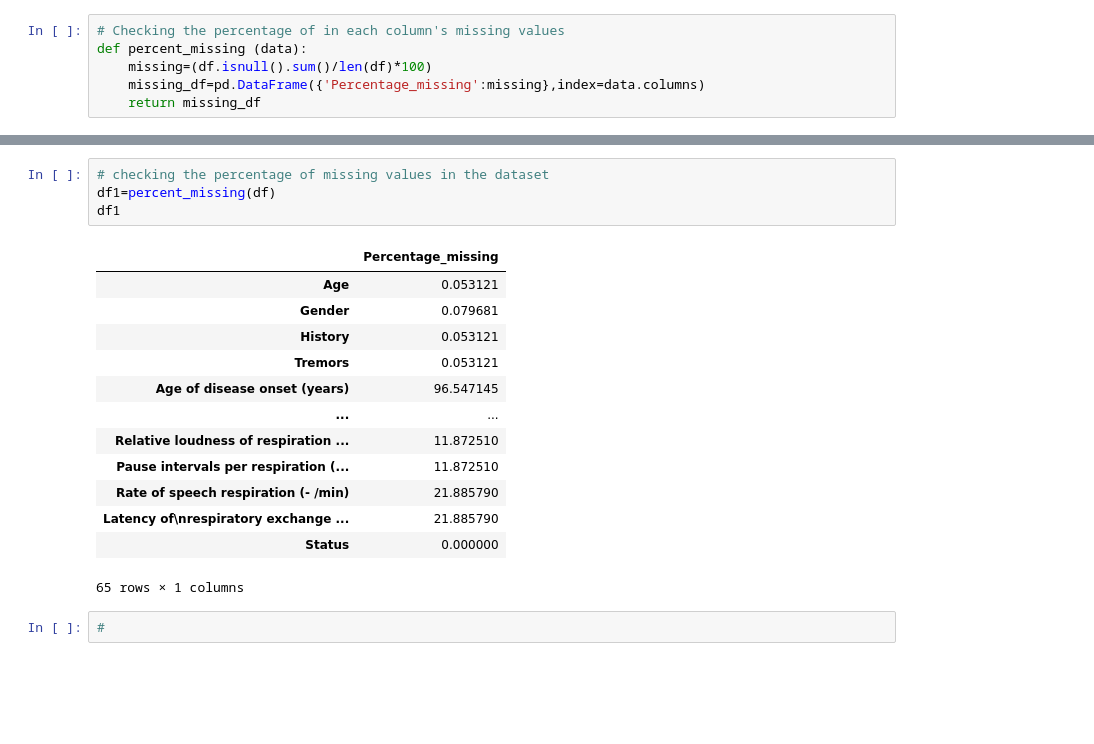
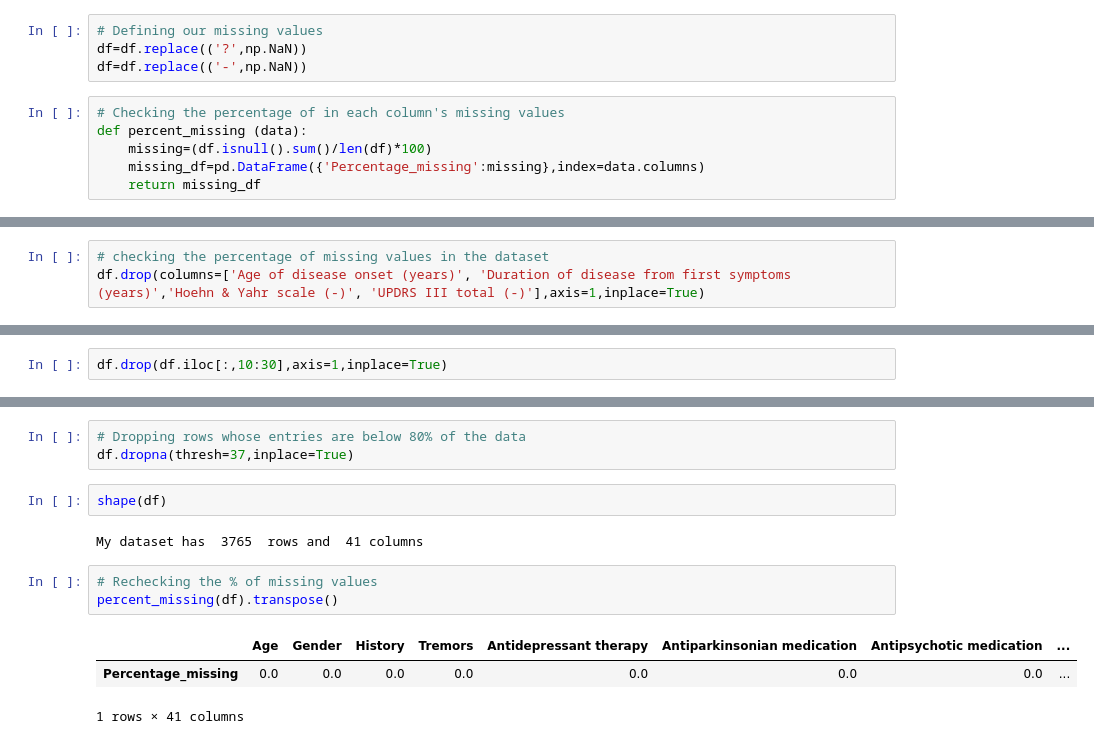
Before and after one commit to CHRISTINEMUTHEE/Perkinson-s_Disease_Diagnosis, a Jupyter notebook: Data Cleaning and EDA.ipynb, the cells around one changed output, grey strips where cells are left out. Cells and saved outputs as stored; diff of their text form; blank space fills up the shorter version.

```diff
--- a/Data Cleaning and EDA.ipynb
+++ b/Data Cleaning and EDA.ipynb
@@ -103,3 +115,7 @@ My dataset has  3765  rows and  65 columns
+# %%
+# Defining our missing values
+df=df.replace(('?',np.NaN))
+df=df.replace(('-',np.NaN))
 # %%
 # Checking the percentage of in each column's missing values
 def percent_missing (data):
@@ -108,0 +141,3 @@ def percent_missing (data):
+# %%
+# checking the percentage of missing values in the dataset
+df.drop(columns=['Age of disease onset (years)', 'Duration of disease from first symptoms (years)','Hoehn & Yahr scale (-)', 'UPDRS III total (-)'],axis=1,inplace=True)
@@ -108,0 +150,2 @@ def percent_missing (data):
+# %%
+df.drop(df.iloc[:,10:30],axis=1,inplace=True)
@@ -109,20 +159,14 @@ def percent_missing (data):
+# %%
+# Dropping rows whose entries are below 80% of the data
+df.dropna(thresh=37,inplace=True)
+# %%
+shape(df)
+# %% [output]
+My dataset has  3765  rows and  41 columns
 # %%
-# checking the percentage of missing values in the dataset
-df1=percent_missing(df)
-df1
+# Rechecking the % of missing values
+percent_missing(df).transpose()
 # %% [output]
-|  | Percentage_missing |
-| Age | 0.053121 |
-| Gender | 0.079681 |
-| History | 0.053121 |
-| Tremors | 0.053121 |
-| Age of disease onset (years) | 96.547145 |
-| ... | ... |
-| Relative loudness of respiration ... | 11.872510 |
-| Pause intervals per respiration (... | 11.872510 |
-| Rate of speech respiration (- /min) | 21.885790 |
-| Latency of\nrespiratory exchange ... | 21.885790 |
-| Status | 0.000000 |
+|  | Age | Gender | History | Tremors | Antidepressant therapy | Antiparkinsonian medication | Antipsychotic medication | ... |
+| Percentage_missing | 0.0 | 0.0 | 0.0 | 0.0 | 0.0 | 0.0 | 0.0 | ... |
-65 rows × 1 columns
+1 rows × 41 columns
-# %%
-#
```
Also changed, not shown: parts of 16 cells of this notebook.
